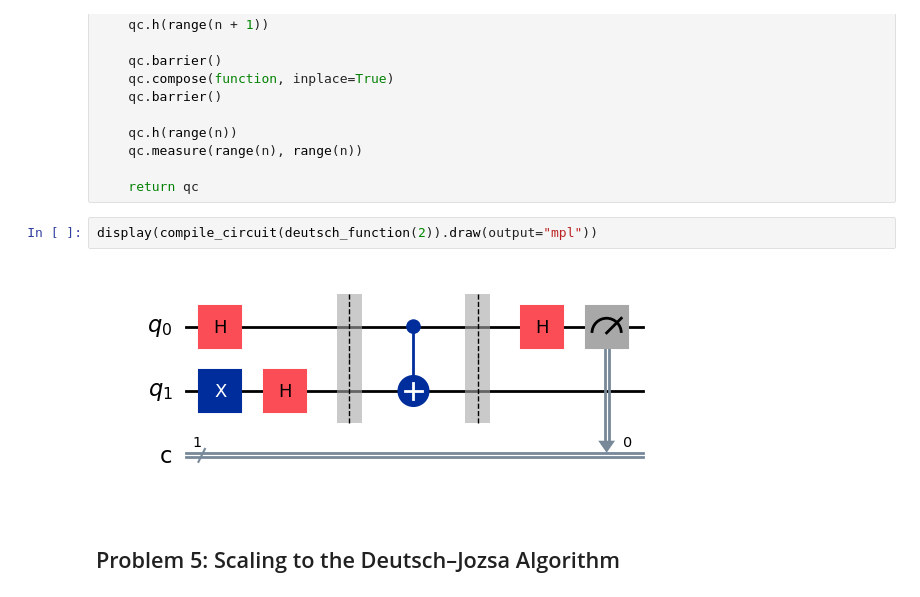
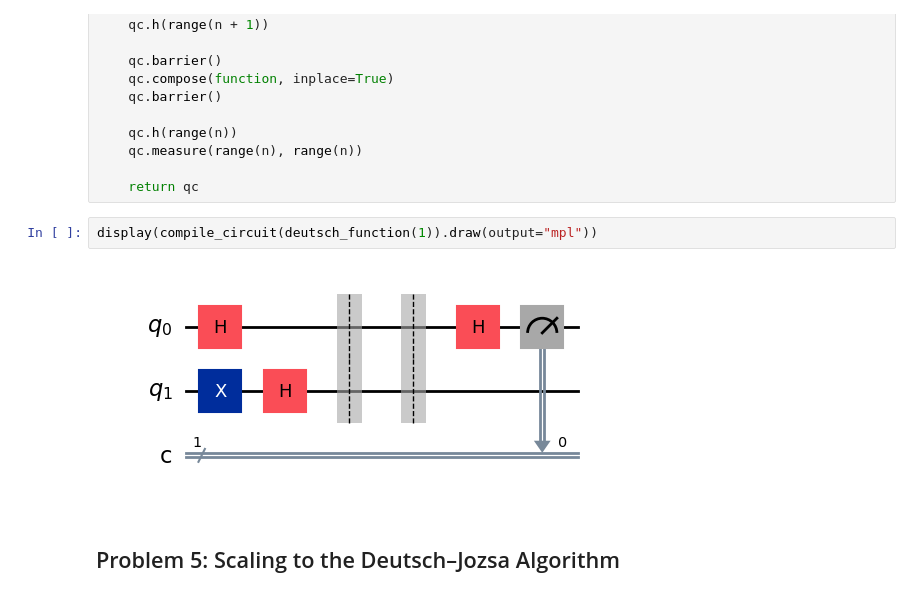
Before and after one commit to trinv1/emerging-technologies, a Jupyter notebook: problems.ipynb, the cells around one changed output. Cells and saved outputs as stored; diff of their text form.

```diff
--- a/problems.ipynb
+++ b/problems.ipynb
@@ -370,9 +384,9 @@ def compile_circuit(function: qiskit.QuantumCircuit):
 
     return qc
 # %%
-display(compile_circuit(deutsch_function(2)).draw(output="mpl"))
+display(compile_circuit(deutsch_function(1)).draw(output="mpl"))
 # %% [output]
-[figure, old version]
+[figure, new version]
 # %% [markdown]
 ## Problem 5: Scaling to the Deutsch–Jozsa Algorithm
 # %% [markdown]
```
Also changed, not shown: parts of 3 cells of this notebook.
